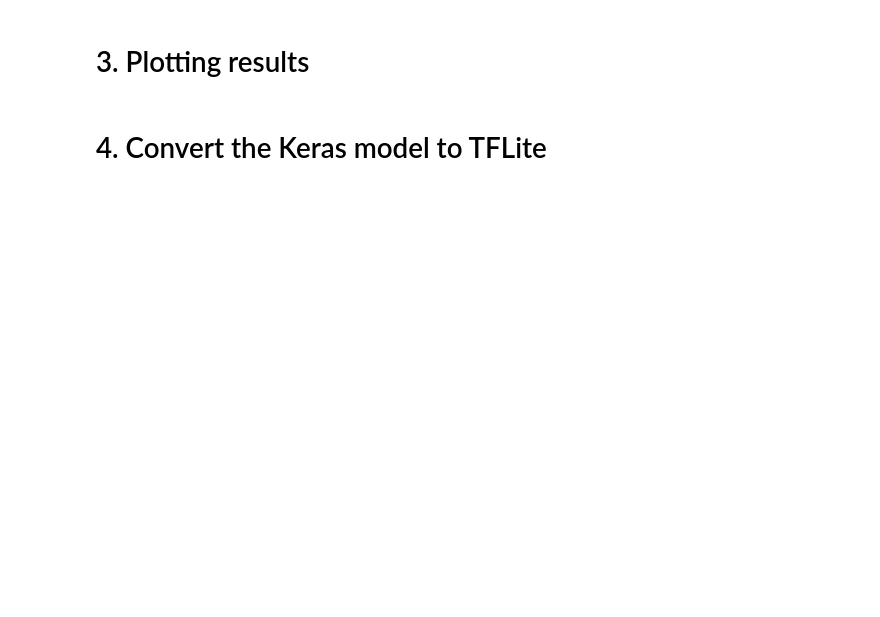
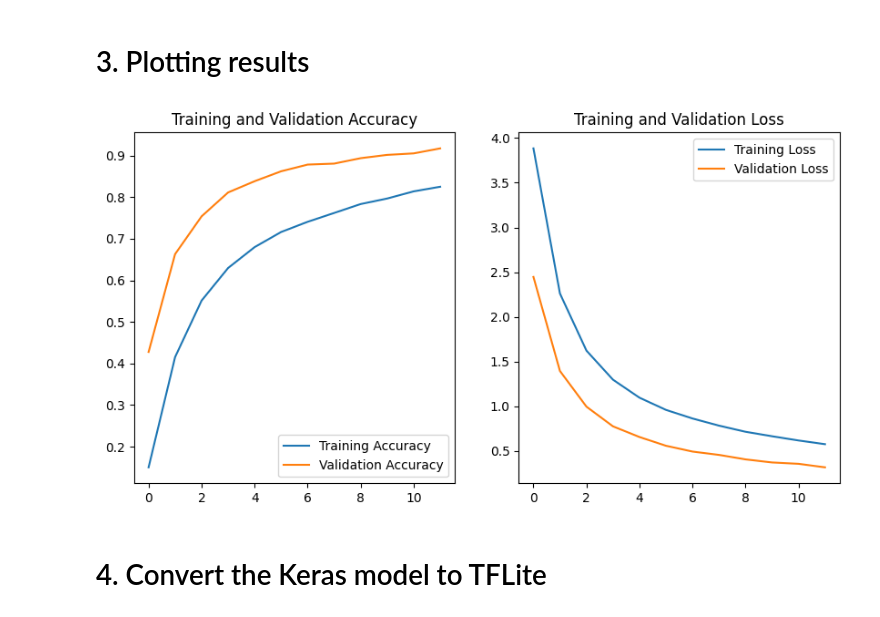
Before and after one commit to JosephMoustaid/smart-fruit-models-notebooks, a Jupyter notebook: Model 1 - Fruits and veggies recognition.ipynb, the cells around one changed output. Cells and saved outputs as stored; diff of their text form; code cells hidden in the pictures; blank space fills up the shorter version.

```diff
--- a/Model 1 - Fruits and veggies recognition.ipynb
+++ b/Model 1 - Fruits and veggies recognition.ipynb
@@ -84,9 +85,9 @@ Repeat steps 1 through 15 for the **Fruit Type** and **Fruit Disease** datasets
 # %% [markdown]
 ## 1. Data & Model prep
 # %%
-# Hyper params
-BATCH_SIZE = 64
-IMAGE_SIZE = (180, 180)
+# Hyper params - OPTIMIZED FOR SPEED
+BATCH_SIZE = 128  # Increased from 64 for faster processing
+IMAGE_SIZE = (100, 100)  # Reduced from 180x180 - MobileNetV2 works well with smaller images
 EPOCHS = 12
 
 TRAIN_DIR = os.path.join(DATA_DIR, 'Training')
@@ -114,13 +115,15 @@ train_generator = train_datagen.flow_from_directory(
     TRAIN_DIR,
     target_size = IMAGE_SIZE,
     batch_size = BATCH_SIZE,
-    class_mode= 'categorical'
+    class_mode= 'categorical',
+    shuffle=True
 )
 validation_generator = valid_datagen.flow_from_directory(
     VALID_DIR,
     target_size = IMAGE_SIZE,
     batch_size = BATCH_SIZE,
-    class_mode= 'categorical'
+    class_mode= 'categorical',
+    shuffle=False
 )
 # the number of classes for the final layer
 NUM_CLASSES = train_generator.num_classes
@@ -159,8 +186,5 @@ model.compile(
 history = model.fit(
     train_generator,
     epochs = EPOCHS,
-    validation_data = validation_generator,
-
-    # 💥 CRITICAL SPEED BOOST:
-    workers=os.cpu_count() # Use all available CPU cores for data loading
+    validation_data = validation_generator
 )
@@ -172,25 +216,27 @@ model.save('ripness_cnn_model.h5')
 # %%
 # Plot training history
 acc = history.history['accuracy']
 val_acc = history.history['val_accuracy']
 loss = history.history['loss']
 val_loss = history.history['val_loss']
 
-epochs_range = range(NUM_EPOCHS)
+epochs_range = range(EPOCHS)  # Fixed: was NUM_EPOCHS, should be EPOCHS
 
 plt.figure(figsize=(10, 5))
 plt.subplot(1, 2, 1)
 plt.plot(epochs_range, acc, label='Training Accuracy')
 plt.plot(epochs_range, val_acc, label='Validation Accuracy')
 plt.title('Training and Validation Accuracy')
 plt.legend()
 
 plt.subplot(1, 2, 2)
 plt.plot(epochs_range, loss, label='Training Loss')
 plt.plot(epochs_range, val_loss, label='Validation Loss')
 plt.title('Training and Validation Loss')
 plt.legend()
 plt.show()
+# %% [output]
+[figure, added]
 # %% [markdown]
 # 4. Convert the Keras model to TFLite
 # %%
```
Also changed, not shown: parts of 8 cells of this notebook, 2 other files.
